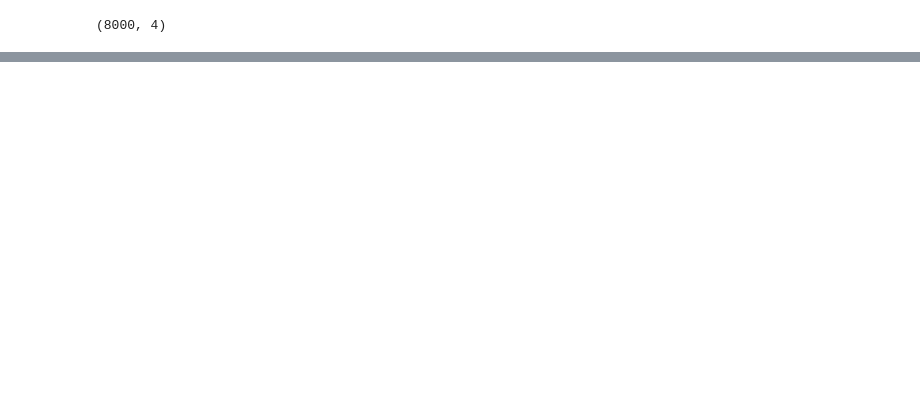
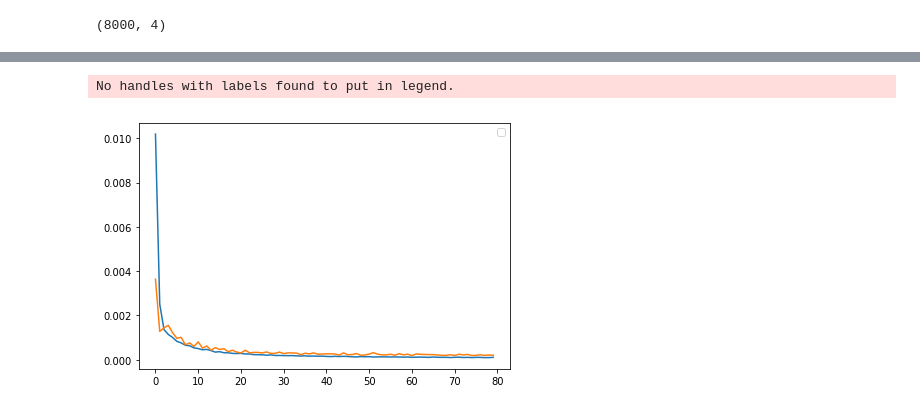
Before and after one commit to Skorkmaz88/vrepLearning, a Jupyter notebook: VrepLearning.ipynb, the cells around one changed output, grey strips where cells are left out. Cells and saved outputs as stored; diff of their text form; code cells hidden in the pictures; blank space fills up the shorter version.

```diff
--- a/VrepLearning.ipynb
+++ b/VrepLearning.ipynb
@@ -147,2 +118,0 @@ array([[0.12054431, 0.12054431, 0.12054431, ..., 0.12054431, 0.12054431,
-# %%
-X, y = shuffle(X, Y, random_state=0)
@@ -154,0 +321,6 @@ model = None
+# %%
+tra_loss_encoding =  he.history['loss']
+val_loss_encoding = he.history['val_loss']
+
+tra_loss_decoding =  hd.history['loss']
+val_loss_decoding = hd.history['val_loss']
@@ -154,0 +347,15 @@ model = None
+# %%
+plt.plot(tra_loss_encoding[:80])
+plt.plot(val_loss_encoding[:80])
+plt.tight_layout()
+
+plt.xlabel = "Number of Epochs"
+plt.ylabel = "Loss"
+
+plt.legend()
+
+
+plt.show()
+# %% [output]
+No handles with labels found to put in legend.
+[figure, added]
```
Also changed, not shown: parts of 30 cells of this notebook.
